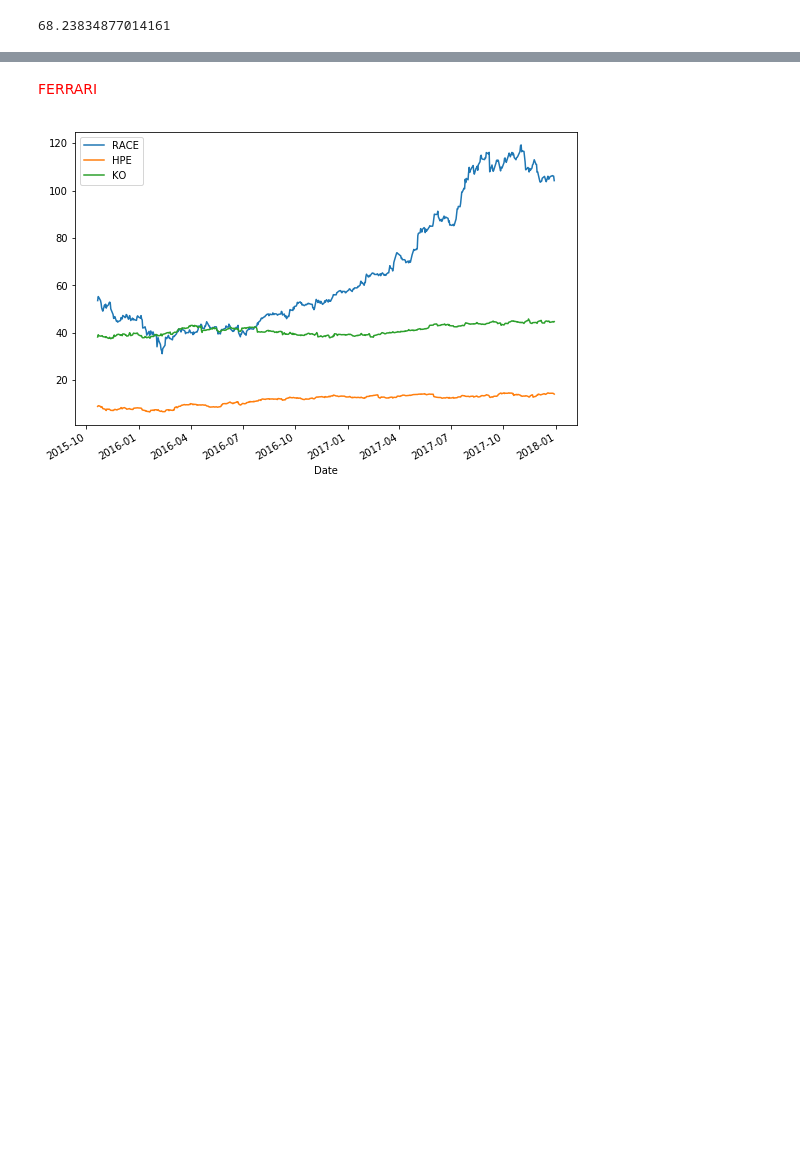
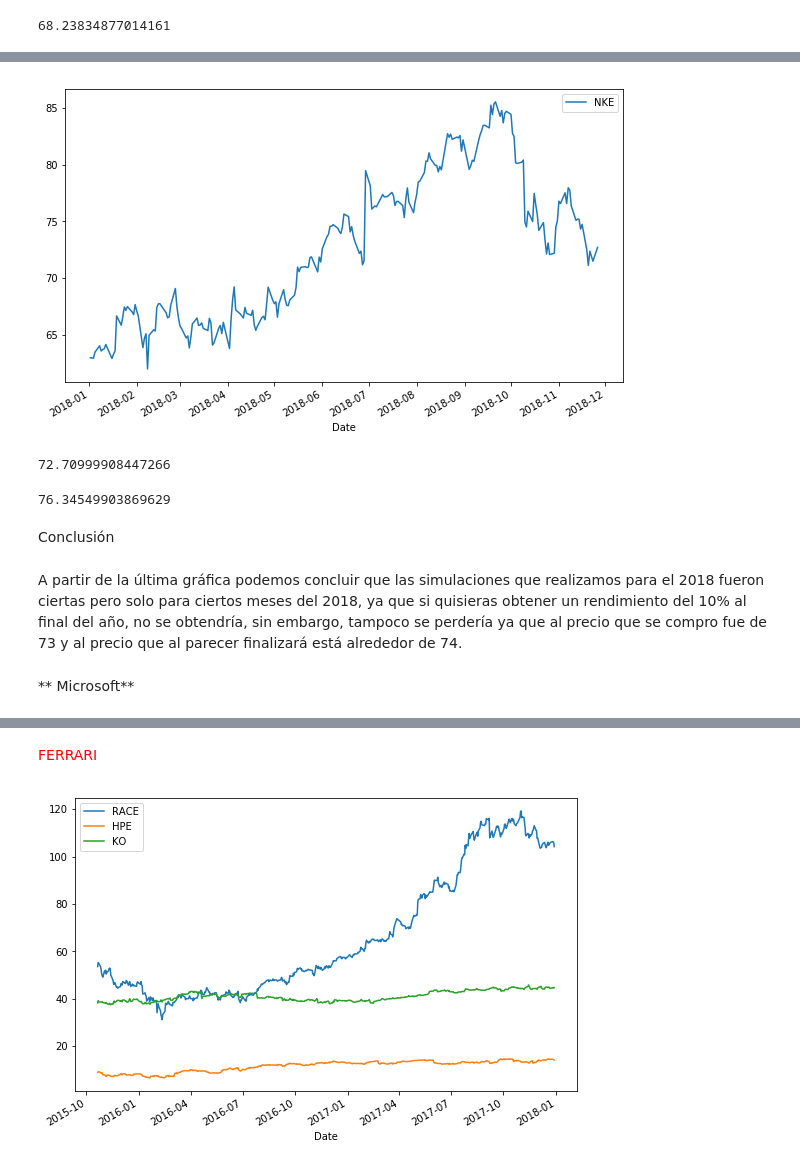
Before and after one commit to labv98/Proyecto-3, a Jupyter notebook: ProyectoModulo3_FrancoJE_FigueroaAR_BarraganVL.ipynb, the cells around one changed output, grey strips where cells are left out. Saved outputs shown, nothing was run; the diff lists cells and outputs as text; code cells hidden in the pictures; blank space fills up the shorter version.

```diff
--- a/ProyectoModulo3_FrancoJE_FigueroaAR_BarraganVL.ipynb
+++ b/ProyectoModulo3_FrancoJE_FigueroaAR_BarraganVL.ipynb
@@ -157,0 +158,24 @@ prob.plot(figsize=(10,6), legend=False);
+# %%
+# Instrumento: Nike
+name = ['NKE']
+# Fechas de interés (inicio y fin): 2018-2018
+start, end = '2018-01-01', '2018-12-31'
+# Función DataReader
+closes2018 = get_closes(tickers=name, start_date=start, end_date=end, freq='d')
+closes2018.plot(figsize=(10,6));
+# %% [output]
+[figure, added]
+# %%
+closes.iloc[-1].NKE
+# %% [output]
+72.70999908447266
+# %%
+closes.iloc[-1].NKE*1.05
+# %% [output]
+76.34549903869629
+# %% [markdown]
+Conclusión
+# %% [markdown]
+A partir de la última gráfica podemos concluir que las simulaciones que realizamos para el 2018 fueron ciertas pero solo para ciertos meses del 2018, ya que si quisieras obtener un rendimiento del 10% al final del año, no se obtendría, sin embargo, tampoco se perdería ya que al precio que se compro fue de 73 y al precio que al parecer finalizará está alrededor de 74.
+# %% [markdown]
+** Microsoft**
```
Also changed, not shown: parts of 37 cells of this notebook.
